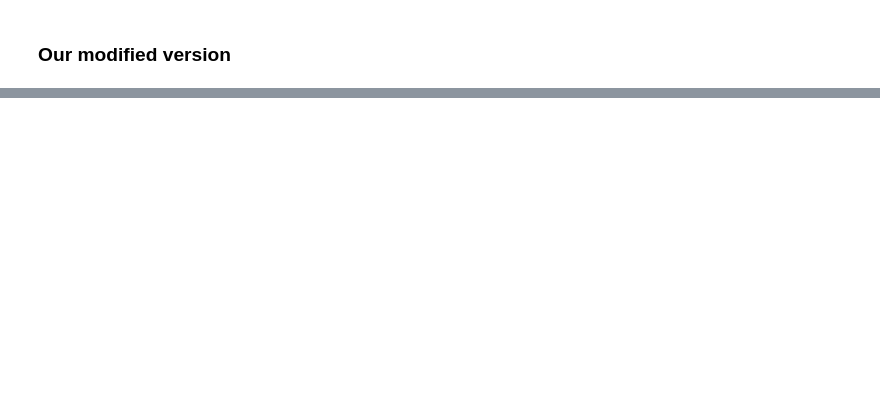
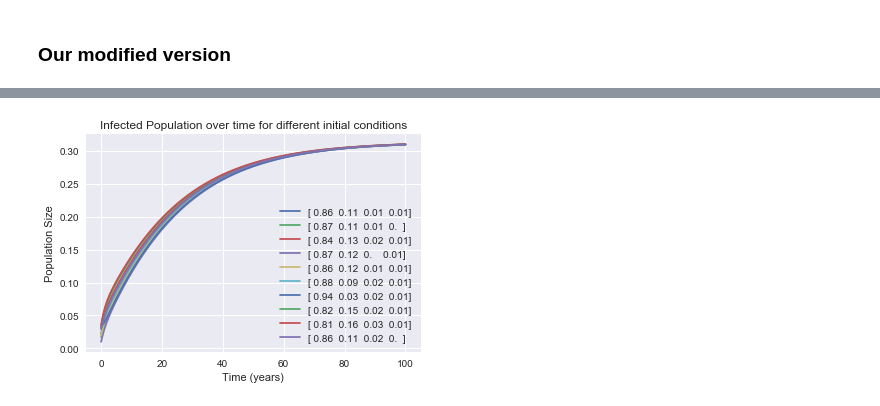
Before and after one commit to lauraware/am205project, a Jupyter notebook: Solving the system.ipynb, the cells around one changed output, grey strips where cells are left out. Saved outputs shown, nothing was run; the diff lists cells and outputs as text; code cells hidden in the pictures; blank space fills up the shorter version.

```diff
--- a/Solving the system.ipynb
+++ b/Solving the system.ipynb
@@ -141,0 +130,13 @@ array([ 0.039,  0.031,  0.002,  0.027,  0.793,  0.   ,  0.   , -0.   ,
+# %%
+# initial state
+state = [0.87, 0.1, 0.02, 0.01]
+initial_states = np.empty((10,4))
+
+# Introduce noise into s, p, a, and r
+for i in range(10):
+    p = state[1] + np.random.normal(0, 0.04, 1)
+    a = state[2] + np.random.normal(0, 0.008, 1)
+    r = state[3] + np.random.normal(0, 0.004, 1)
+    s = 1.0 - p - a - r
+    initial_states[i] = [s,p,a,r]
+initial_states
@@ -141,0 +164,26 @@ array([ 0.039,  0.031,  0.002,  0.027,  0.793,  0.   ,  0.   , -0.   ,
+# %%
+# times to solve at
+t = np.linspace(0, 100, 300)
+
+# Loop through each of the possible initial states and solve the system
+for state0 in initial_states:
+
+    # solve the system
+    numerical_sol, output = sp.integrate.odeint(opioid, state0, t, full_output=1,args=(epsilon, alpha, beta_1, beta_2, gamma, zeta, delta, mu, mu_star))
+    S = numerical_sol[:,0]
+    P = numerical_sol[:,1]
+    A = numerical_sol[:,2]
+    R = numerical_sol[:,3]
+
+    # Plot the solution
+    plt.plot(t, R+A, label= np.round(np.array([S[0], P[0], A[0], R[0]]),2))
+    plt.title("Infected Population over time for different initial conditions")
+    plt.xlabel("Time (years)")
+    plt.ylabel("Population Size")
+
+plt.legend()
+
+# Save the fiture
+plt.savefig('sensitivity_initial_conditions.png')
+# %% [output]
+[figure, added]
```
Also changed, not shown: parts of 22 cells of this notebook, 3 other files.
